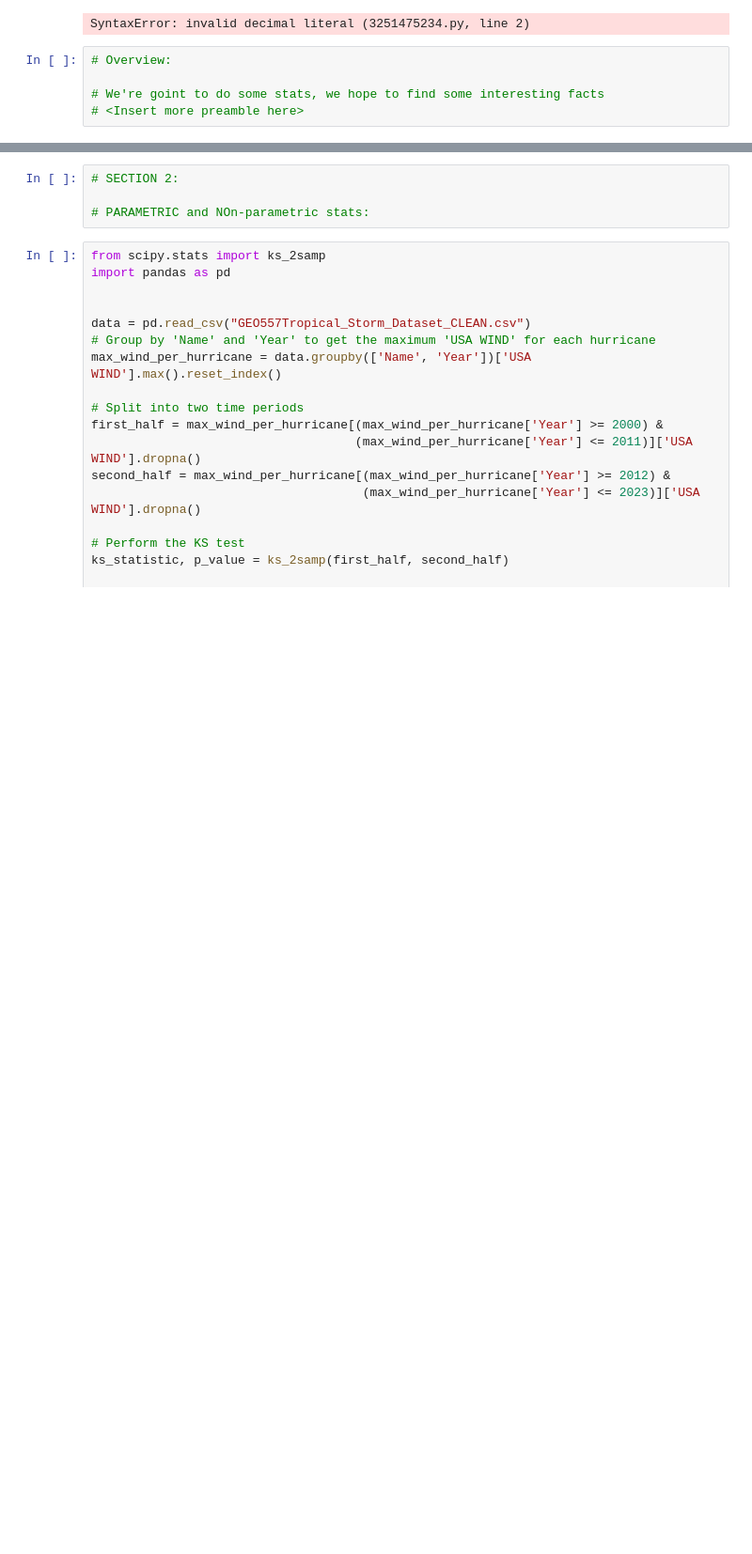
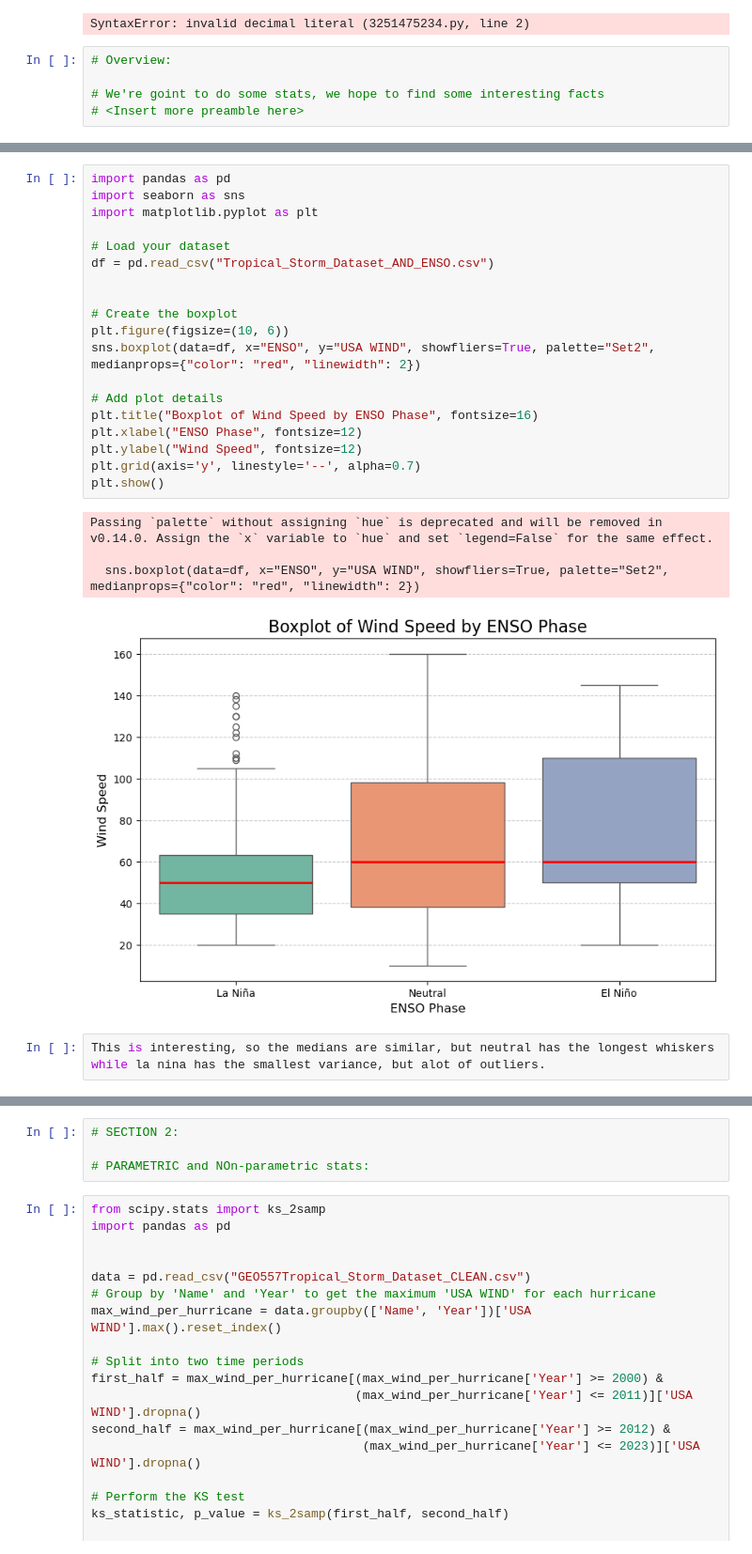
Before and after one commit to Jef-H/geo557_flooding, a Jupyter notebook: Trop_Trends_Stats.ipynb, the cells around one changed output, grey strips where cells are left out. Shown at 94% size. Cells and saved outputs as stored; diff of their text form; blank space fills up the shorter version.

```diff
--- a/Trop_Trends_Stats.ipynb
+++ b/Trop_Trends_Stats.ipynb
@@ -26,0 +48,26 @@ SyntaxError: invalid decimal literal (3251475234.py, line 2)
+# %%
+import pandas as pd
+import seaborn as sns
+import matplotlib.pyplot as plt
+
+# Load your dataset
+df = pd.read_csv("Tropical_Storm_Dataset_AND_ENSO.csv")
+
+
+# Create the boxplot
+plt.figure(figsize=(10, 6))
+sns.boxplot(data=df, x="ENSO", y="USA WIND", showfliers=True, palette="Set2", medianprops={"color": "red", "linewidth": 2})
+
+# Add plot details
+plt.title("Boxplot of Wind Speed by ENSO Phase", fontsize=16)
+plt.xlabel("ENSO Phase", fontsize=12)
+plt.ylabel("Wind Speed", fontsize=12)
+plt.grid(axis='y', linestyle='--', alpha=0.7)
+plt.show()
+# %% [output]
+Passing `palette` without assigning `hue` is deprecated and will be removed in v0.14.0. Assign the `x` variable to `hue` and set `legend=False` for the same effect.
+
+  sns.boxplot(data=df, x="ENSO", y="USA WIND", showfliers=True, palette="Set2", medianprops={"color": "red", "linewidth": 2})
+[figure, added]
+# %%
+This is interesting, so the medians are similar, but neutral has the longest whiskers while la nina has the smallest variance, but alot of outliers.
```
Also changed, not shown: parts of 4 cells of this notebook.
